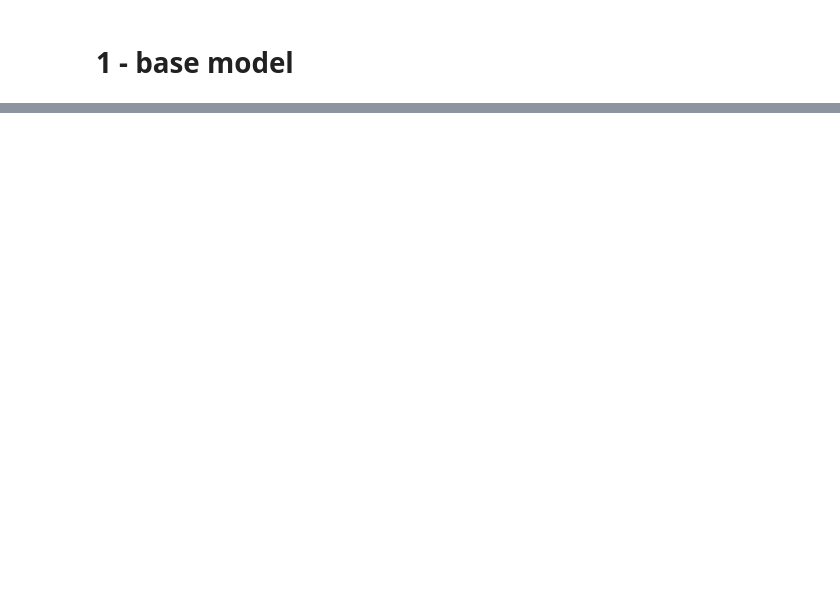
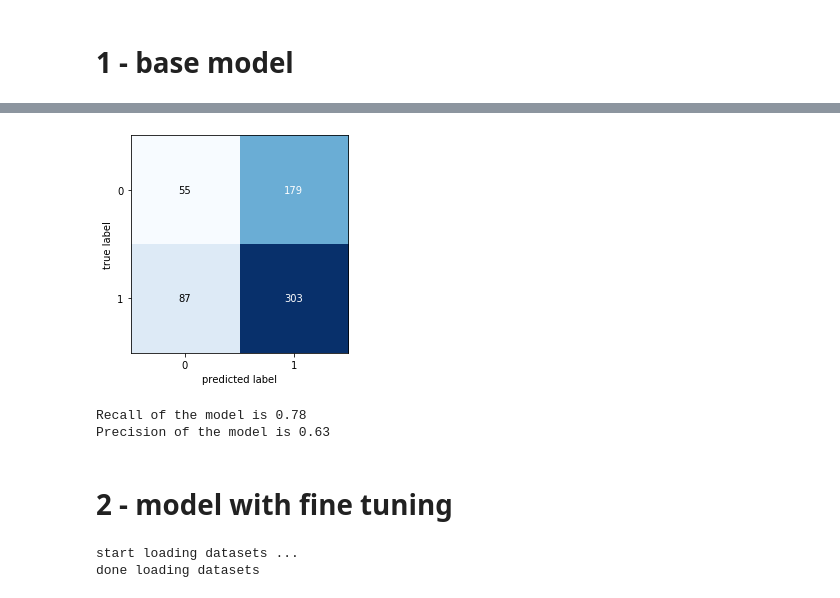
Before and after one commit to ilyarudyak/cs230_project_xray, a Jupyter notebook: training_v1.ipynb, the cells around one changed output, grey strips where cells are left out. Saved outputs shown, nothing was run; the diff lists cells and outputs as text; code cells hidden in the pictures; blank space fills up the shorter version.

```diff
--- a/training_v1.ipynb
+++ b/training_v1.ipynb
@@ -35,0 +36,20 @@ max(history_dict['accuracy']), max(history_dict['val_accuracy'])
+# %%
+cm = trainer.get_confusion_matrix()
+# %%
+plot_confusion_matrix(cm);
+# %% [output]
+[figure, added]
+# %%
+# calculate Precision and Recall
+tn, fp, fn, tp = cm.ravel()
+
+precision = tp/(tp+fp)
+recall = tp/(tp+fn)
+
+print("Recall of the model is {:.2f}".format(recall))
+print("Precision of the model is {:.2f}".format(precision))
+# %% [output]
+Recall of the model is 0.78
+Precision of the model is 0.63
+# %% [markdown]
+# 2 - model with fine tuning
@@ -35,0 +60,5 @@ max(history_dict['accuracy']), max(history_dict['val_accuracy'])
+# %%
+trainer = Trainer(experiment_dir=experiment_dir)
+# %% [output]
+start loading datasets ...
+done loading datasets
```
Also changed, not shown: parts of 17 cells of this notebook, 6 other files.
